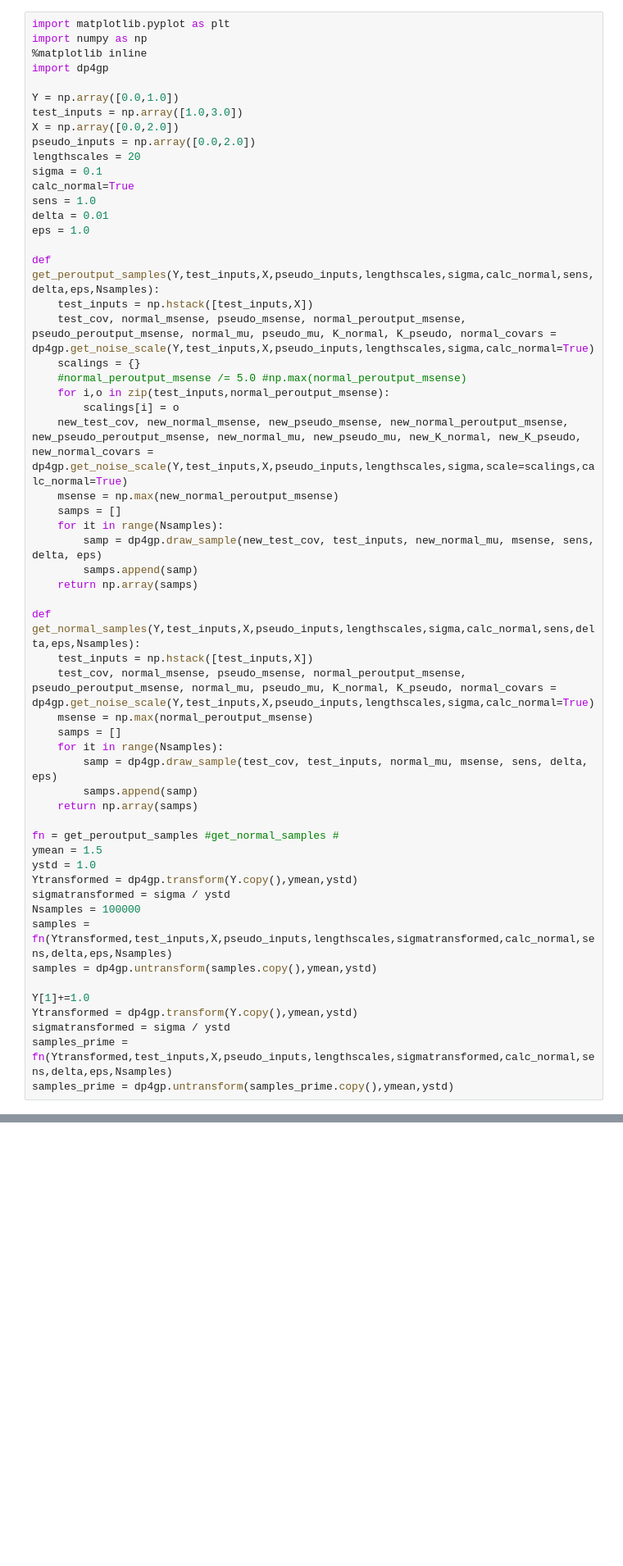
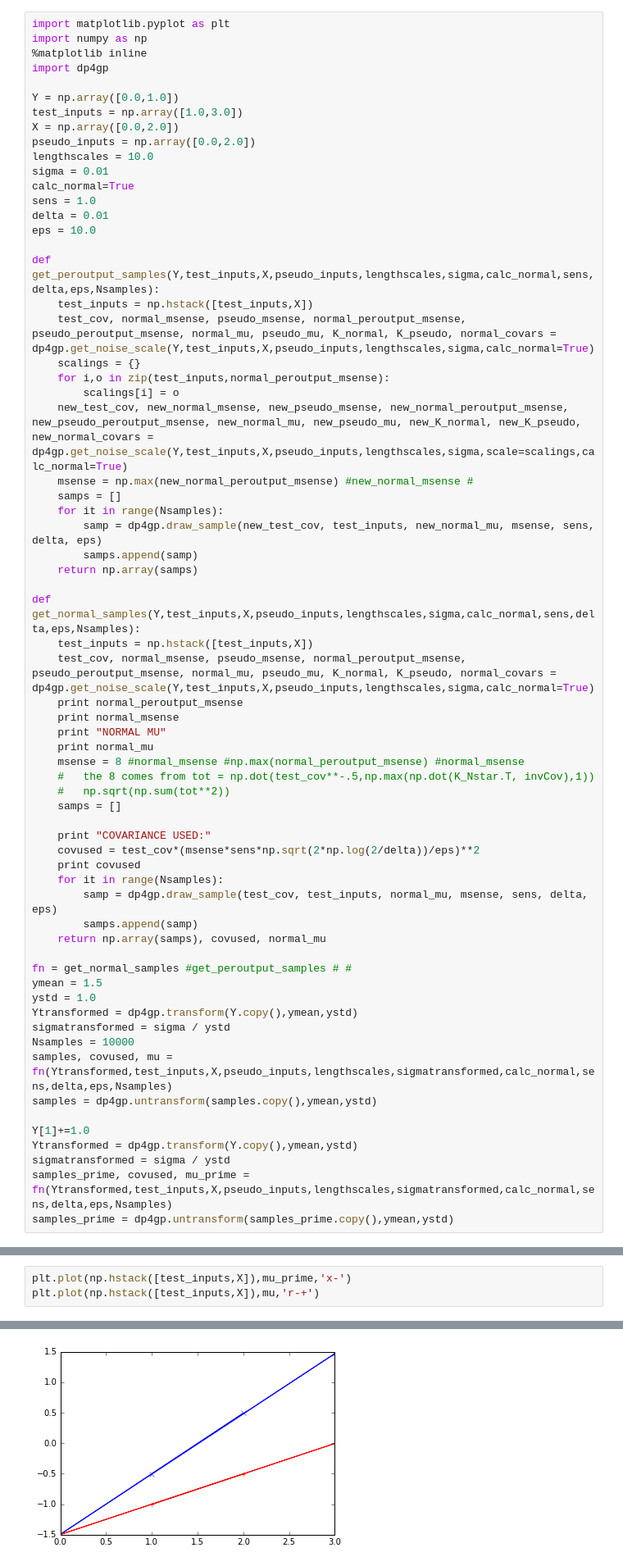
Before and after one commit to lionfish0/dp, a Jupyter notebook: Testing_dp4gp.ipynb, the cells around one changed output, grey strips where cells are left out. Shown: that part at 82% size. Saved outputs shown, nothing was run; the diff lists cells and outputs as text; blank space fills up the shorter version.

```diff
--- a/Testing_dp4gp.ipynb
+++ b/Testing_dp4gp.ipynb
@@ -14,22 +14,21 @@ Y = np.array([0.0,1.0])
 test_inputs = np.array([1.0,3.0])
 X = np.array([0.0,2.0])
 pseudo_inputs = np.array([0.0,2.0])
-lengthscales = 20
-sigma = 0.1
+lengthscales = 10.0
+sigma = 0.01
 calc_normal=True
 sens = 1.0
 delta = 0.01
-eps = 1.0
+eps = 10.0
 
 def get_peroutput_samples(Y,test_inputs,X,pseudo_inputs,lengthscales,sigma,calc_normal,sens,delta,eps,Nsamples):
     test_inputs = np.hstack([test_inputs,X])
     test_cov, normal_msense, pseudo_msense, normal_peroutput_msense, pseudo_peroutput_msense, normal_mu, pseudo_mu, K_normal, K_pseudo, normal_covars = dp4gp.get_noise_scale(Y,test_inputs,X,pseudo_inputs,lengthscales,sigma,calc_normal=True)
     scalings = {}
-    #normal_peroutput_msense /= 5.0 #np.max(normal_peroutput_msense)
     for i,o in zip(test_inputs,normal_peroutput_msense):
         scalings[i] = o
     new_test_cov, new_normal_msense, new_pseudo_msense, new_normal_peroutput_msense, new_pseudo_peroutput_msense, new_normal_mu, new_pseudo_mu, new_K_normal, new_K_pseudo, new_normal_covars = dp4gp.get_noise_scale(Y,test_inputs,X,pseudo_inputs,lengthscales,sigma,scale=scalings,calc_normal=True)
-    msense = np.max(new_normal_peroutput_msense)
+    msense = np.max(new_normal_peroutput_msense) #new_normal_msense #
     samps = []
     for it in range(Nsamples):
         samp = dp4gp.draw_sample(new_test_cov, test_inputs, new_normal_mu, msense, sens, delta, eps)
@@ -39,26 +38,36 @@ def get_peroutput_samples(Y,test_inputs,X,pseudo_inputs,lengthscales,sigma,calc_
 def get_normal_samples(Y,test_inputs,X,pseudo_inputs,lengthscales,sigma,calc_normal,sens,delta,eps,Nsamples):
     test_inputs = np.hstack([test_inputs,X])
     test_cov, normal_msense, pseudo_msense, normal_peroutput_msense, pseudo_peroutput_msense, normal_mu, pseudo_mu, K_normal, K_pseudo, normal_covars = dp4gp.get_noise_scale(Y,test_inputs,X,pseudo_inputs,lengthscales,sigma,calc_normal=True)
-    msense = np.max(normal_peroutput_msense)
+    print normal_peroutput_msense
+    print normal_msense
+    print "NORMAL MU"
+    print normal_mu
+    msense = 8 #normal_msense #np.max(normal_peroutput_msense) #normal_msense
+    #   the 8 comes from tot = np.dot(test_cov**-.5,np.max(np.dot(K_Nstar.T, invCov),1))
+    #   np.sqrt(np.sum(tot**2))
     samps = []
+
+    print "COVARIANCE USED:"
+    covused = test_cov*(msense*sens*np.sqrt(2*np.log(2/delta))/eps)**2
+    print covused
     for it in range(Nsamples):
         samp = dp4gp.draw_sample(test_cov, test_inputs, normal_mu, msense, sens, delta, eps)
         samps.append(samp)
-    return np.array(samps)
+    return np.array(samps), covused, normal_mu
 
-fn = get_peroutput_samples #get_normal_samples #
+fn = get_normal_samples #get_peroutput_samples # #
 ymean = 1.5
 ystd = 1.0
 Ytransformed = dp4gp.transform(Y.copy(),ymean,ystd)
 sigmatransformed = sigma / ystd
-Nsamples = 100000
-samples = fn(Ytransformed,test_inputs,X,pseudo_inputs,lengthscales,sigmatransformed,calc_normal,sens,delta,eps,Nsamples)
+Nsamples = 10000
+samples, covused, mu = fn(Ytransformed,test_inputs,X,pseudo_inputs,lengthscales,sigmatransformed,calc_normal,sens,delta,eps,Nsamples)
 samples = dp4gp.untransform(samples.copy(),ymean,ystd)
 
 Y[1]+=1.0
 Ytransformed = dp4gp.transform(Y.copy(),ymean,ystd)
 sigmatransformed = sigma / ystd
-samples_prime = fn(Ytransformed,test_inputs,X,pseudo_inputs,lengthscales,sigmatransformed,calc_normal,sens,delta,eps,Nsamples)
+samples_prime, covused, mu_prime = fn(Ytransformed,test_inputs,X,pseudo_inputs,lengthscales,sigmatransformed,calc_normal,sens,delta,eps,Nsamples)
 samples_prime = dp4gp.untransform(samples_prime.copy(),ymean,ystd)
 # %% [output]
 Calculating covariance between test inputs
@@ -93,0 +97,4 @@ plt.plot(np.hstack([test_inputs,X])+0.2,samples_prime.T,'.b',markersize=10,alpha
+# %%
+plt.plot(np.hstack([test_inputs,X]),mu_prime,'x-')
+plt.plot(np.hstack([test_inputs,X]),mu,'r-+')
+# %% [output]
@@ -94,3 +102,4 @@ plt.plot(np.hstack([test_inputs,X])+0.2,samples_prime.T,'.b',markersize=10,alpha
+[figure, added]
 # %%
 np.mean(samples,0) - np.mean(samples_prime,0)
 # %% [output]
```
Also changed, not shown: parts of 20 cells of this notebook.
